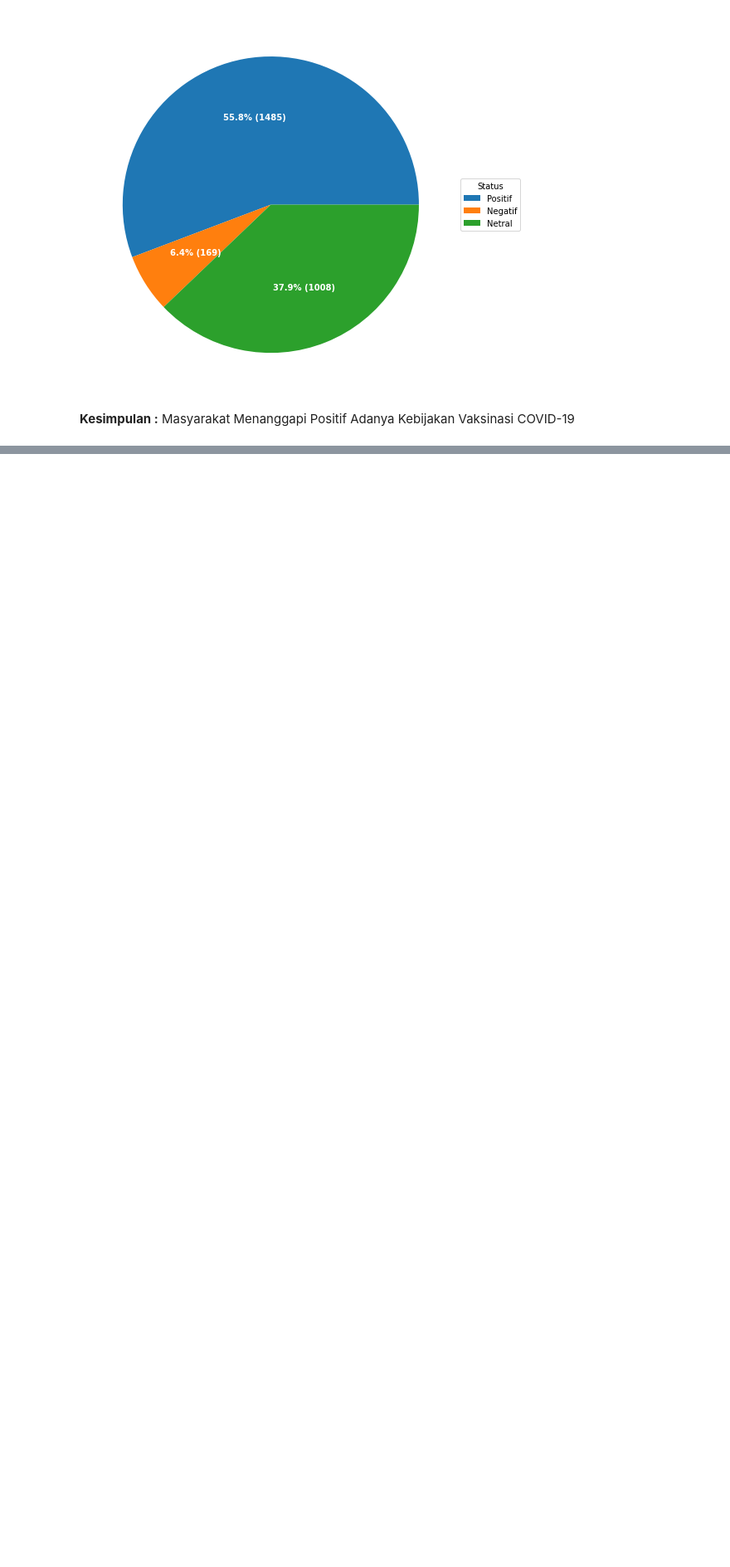
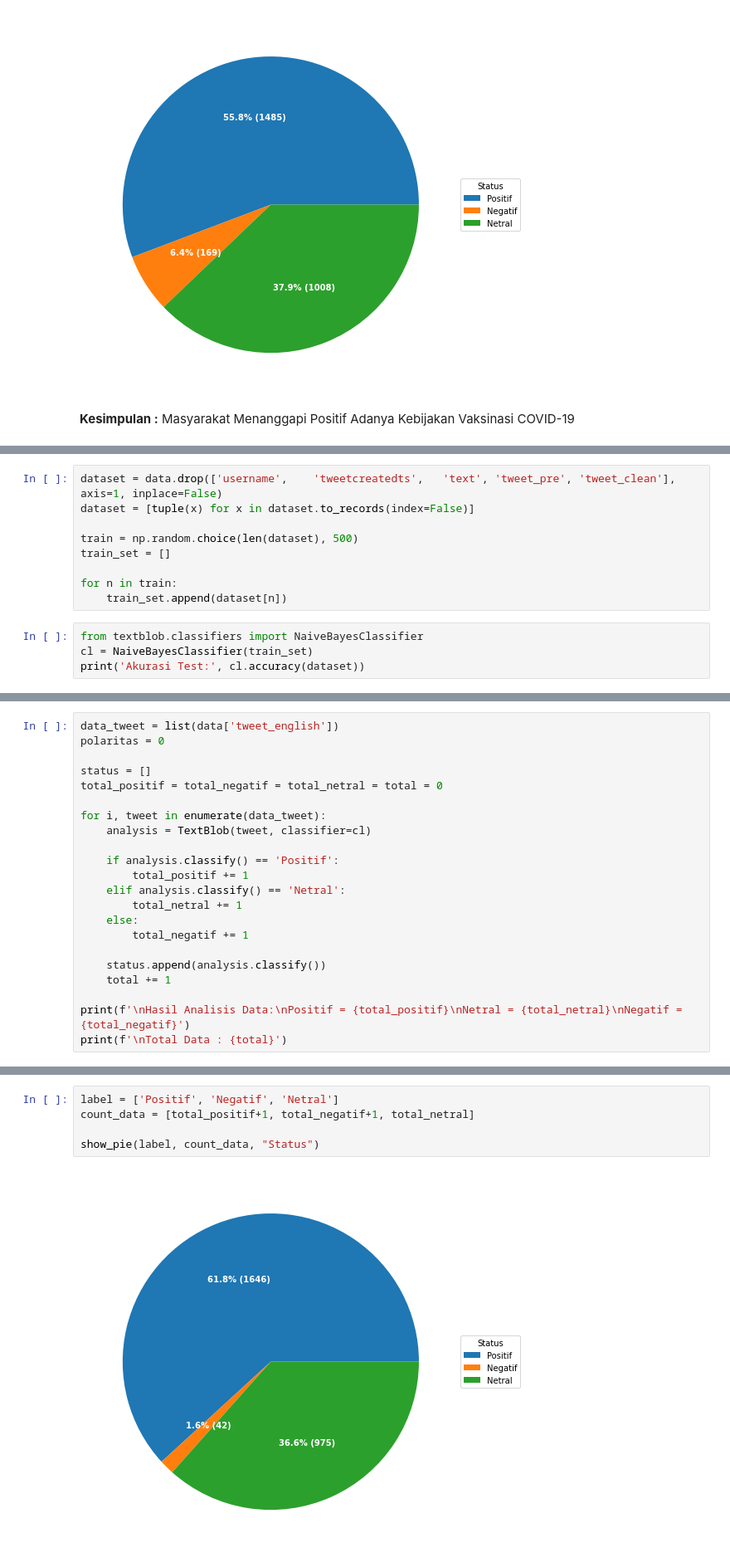
Before and after one commit to ShinyQ/Analisis-Sentimen-Kebijakan-Vaksinasi-COVID-19-Pemerintah_Naive-Bayes-Classifier, a Jupyter notebook: Tugas_Besar_WGTIK.ipynb, the cells around one changed output, grey strips where cells are left out. Shown at 83% size. Saved outputs shown, nothing was run; the diff lists cells and outputs as text; blank space fills up the shorter version.

Commit message:
Adding Naive Bayes Classifier Prediction

```diff
--- a/Tugas_Besar_WGTIK.ipynb
+++ b/Tugas_Besar_WGTIK.ipynb
@@ -277,0 +301,13 @@ show_pie(label, count_data, "Status")
+# %%
+dataset = data.drop(['username',	'tweetcreatedts',	'text',	'tweet_pre', 'tweet_clean'], axis=1, inplace=False)
+dataset = [tuple(x) for x in dataset.to_records(index=False)]
+
+train = np.random.choice(len(dataset), 500)
+train_set = []
+
+for n in train:
+    train_set.append(dataset[n])
+# %%
+from textblob.classifiers import NaiveBayesClassifier
+cl = NaiveBayesClassifier(train_set)
+print('Akurasi Test:', cl.accuracy(dataset))
@@ -277,0 +316,22 @@ show_pie(label, count_data, "Status")
+# %%
+data_tweet = list(data['tweet_english'])
+polaritas = 0
+
+status = []
+total_positif = total_negatif = total_netral = total = 0
+
+for i, tweet in enumerate(data_tweet):
+    analysis = TextBlob(tweet, classifier=cl)
+
+    if analysis.classify() == 'Positif':
+        total_positif += 1
+    elif analysis.classify() == 'Netral':
+        total_netral += 1
+    else:
+        total_negatif += 1
+
+    status.append(analysis.classify())
+    total += 1
+
+print(f'\nHasil Analisis Data:\nPositif = {total_positif}\nNetral = {total_netral}\nNegatif = {total_negatif}')
+print(f'\nTotal Data : {total}')
@@ -277,0 +348,7 @@ show_pie(label, count_data, "Status")
+# %%
+label = ['Positif', 'Negatif', 'Netral']
+count_data = [total_positif+1, total_negatif+1, total_netral]
+
+show_pie(label, count_data, "Status")
+# %% [output]
+[figure, added]
```
Also changed, not shown: parts of 12 cells of this notebook.
